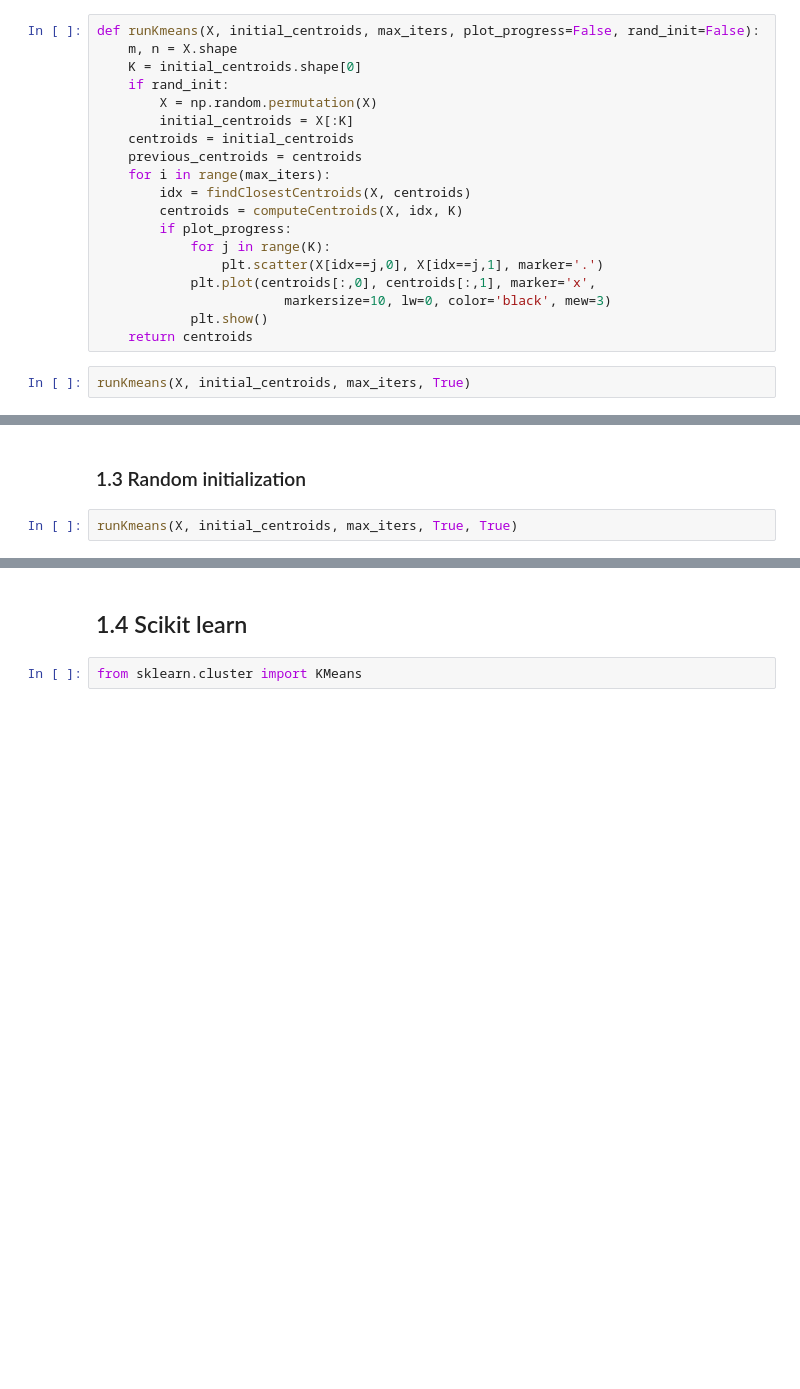
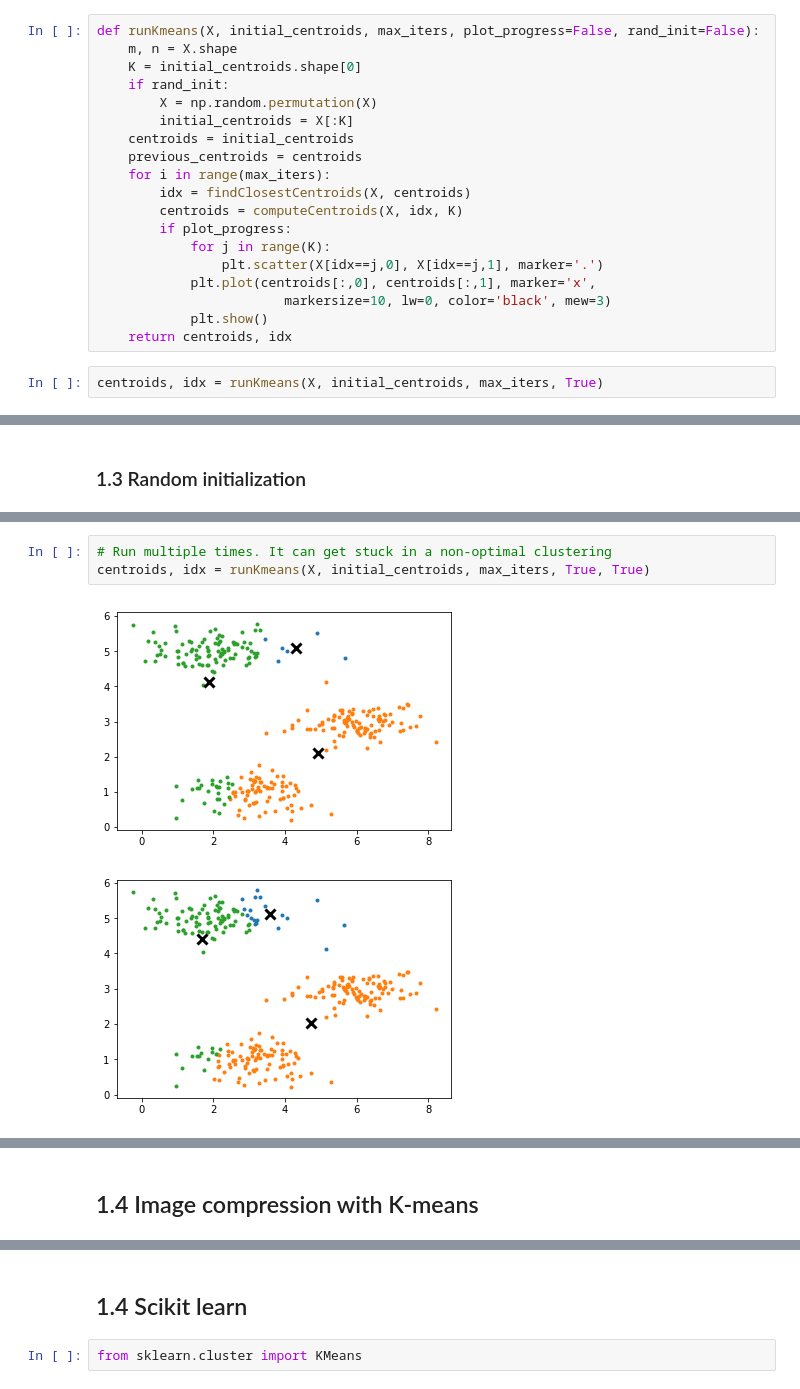
Before and after one commit to wesbarnett/MachineLearning, a Jupyter notebook: K-means Clustering and Principal Component Analysis.ipynb, the cells around one changed output, grey strips where cells are left out. Saved outputs shown, nothing was run; the diff lists cells and outputs as text; blank space fills up the shorter version.

```diff
--- a/K-means Clustering and Principal Component Analysis.ipynb
+++ b/K-means Clustering and Principal Component Analysis.ipynb
@@ -84,9 +84,9 @@ def runKmeans(X, initial_centroids, max_iters, plot_progress=False, rand_init=Fa
             plt.plot(centroids[:,0], centroids[:,1], marker='x',
                         markersize=10, lw=0, color='black', mew=3)
             plt.show()
-    return centroids
+    return centroids, idx
 # %%
-runKmeans(X, initial_centroids, max_iters, True)
+centroids, idx = runKmeans(X, initial_centroids, max_iters, True)
 # %% [output]
 [figure]
 [figure]
@@ -104,4 +101,2 @@ array([[1.95399466, 5.02557006],
 # %% [markdown]
 ### 1.3 Random initialization
-# %%
-runKmeans(X, initial_centroids, max_iters, True, True)
@@ -121,0 +103,6 @@ array([[3.04367119, 1.01541041],
+# %%
+# Run multiple times. It can get stuck in a non-optimal clustering
+centroids, idx = runKmeans(X, initial_centroids, max_iters, True, True)
+# %% [output]
+[figure, added]
+[figure, added]
@@ -121,0 +117,2 @@ array([[3.04367119, 1.01541041],
+# %% [markdown]
+## 1.4 Image compression with K-means
```
Also changed, not shown: parts of 45 cells of this notebook, 2 other files.
